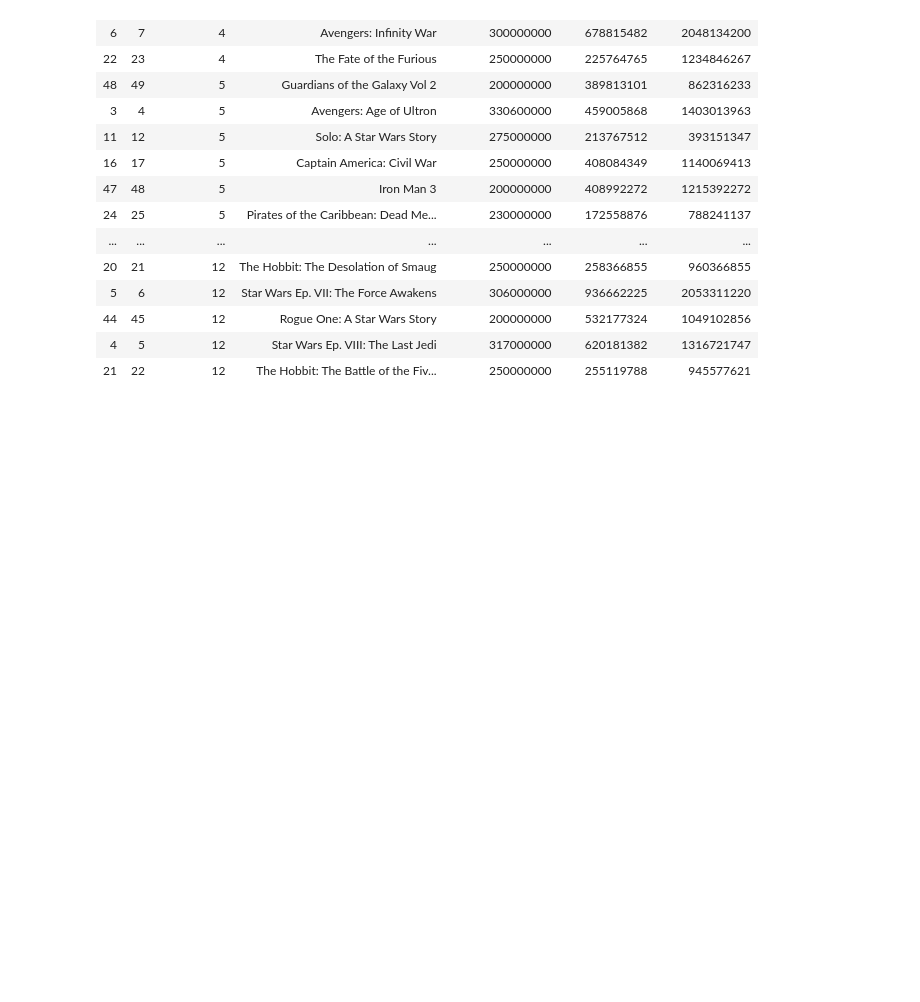
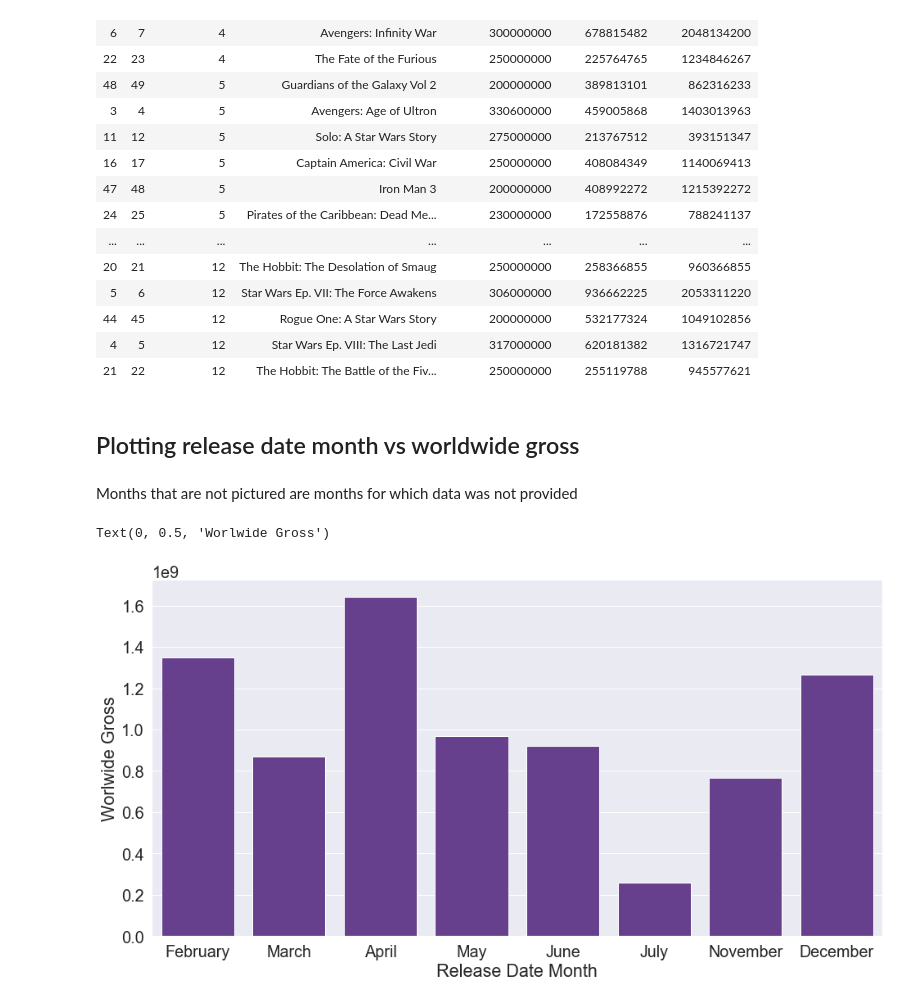
Before and after one commit to dalayne95/mod-1-project-darian-trey, a Jupyter notebook: Release date comparison .ipynb, the cells around one changed output. Drawn from its saved outputs; the diff is of its cells as text; code cells hidden in the pictures; blank space fills up the shorter version.

```diff
--- a/Release date comparison .ipynb
+++ b/Release date comparison .ipynb
@@ -185,0 +193,17 @@ See the caveats in the documentation: http://pandas.pydata.org/pandas-docs/stabl
+# %% [markdown]
+## Plotting release date month vs worldwide gross
+# %% [markdown]
+Months that are not pictured are months for which data was not provided
+# %%
+plt.figure(figsize=(16, 8))
+
+
+
+ax = sns.barplot(x=df.release_date, y= df.worldwide_gross, data= df, ci = None, color = 'rebeccapurple')
+plt.xticks(range(8), ['February', 'March', 'April', 'May', 'June', 'July','November','December'])
+sns.set(style='darkgrid', font_scale= 2)
+plt.xlabel('Release Date Month')
+plt.ylabel('Worlwide Gross')
+# %% [output]
+Text(0, 0.5, 'Worlwide Gross')
+[figure, added]
```
Also changed, not shown: parts of 6 cells of this notebook.
